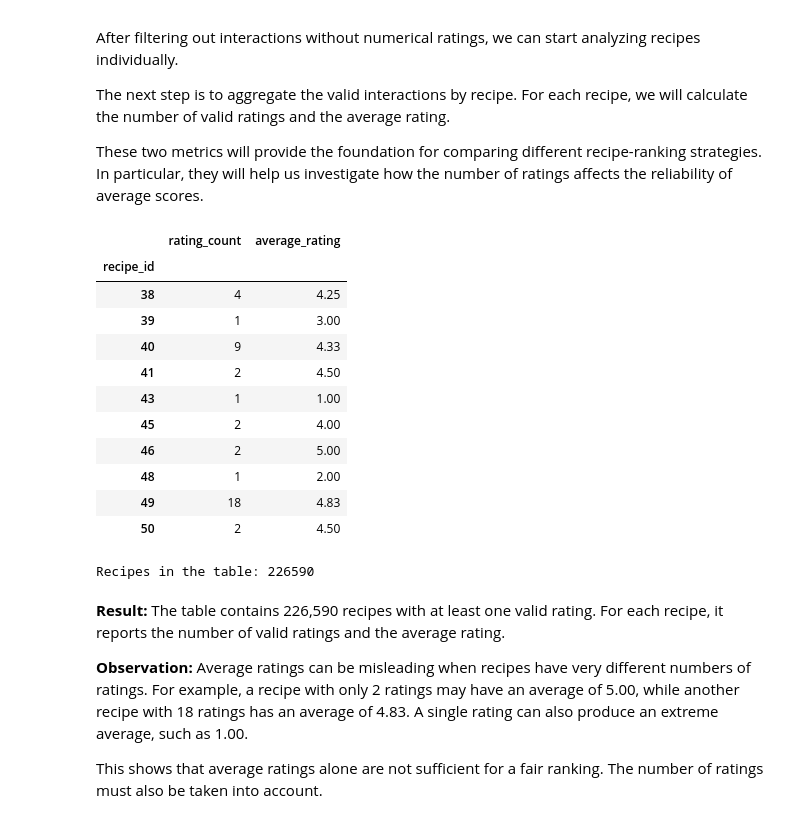
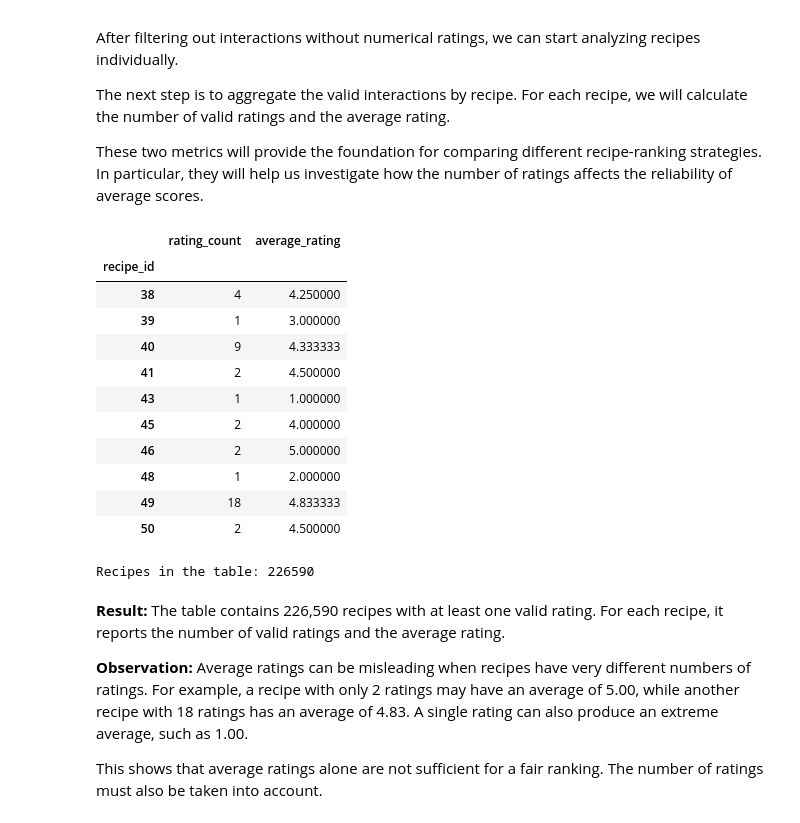
Before and after one commit to colosifederica2004-lgtm/rate_my_recipe, a Jupyter notebook: notebooks/01_dataset_exploration.ipynb, the cells around one changed output. Drawn from its saved outputs; the diff is of its cells as text; code cells hidden in the pictures.

```diff
--- a/notebooks/01_dataset_exploration.ipynb
+++ b/notebooks/01_dataset_exploration.ipynb
@@ -361,34 +293,34 @@ These two metrics will provide the foundation for comparing different recipe-ran
 # %%
 # Calculate the number of valid ratings for each recipe
 rating_counts = valid_interactions.groupby("recipe_id")["rating"].count()
 
 # Calculate the average rating for each recipe
-average_ratings = valid_interactions.groupby("recipe_id")["rating"].mean().round(2)
+average_ratings = valid_interactions.groupby("recipe_id")["rating"].mean()
 
 # Combine both metrics into a single DataFrame
 recipe_stats = pd.DataFrame({
     "rating_count": rating_counts,
     "average_rating": average_ratings
 })
 
 # Display the first ten rows
 display(recipe_stats.head(10))
 
 # Check the number of recipes in the table
 print("Recipes in the table:", len(recipe_stats))
 # %% [output]
 |  | rating_count | average_rating |
 | recipe_id |  |  |
-| 38 | 4 | 4.25 |
-| 39 | 1 | 3.00 |
-| 40 | 9 | 4.33 |
-| 41 | 2 | 4.50 |
-| 43 | 1 | 1.00 |
-| 45 | 2 | 4.00 |
-| 46 | 2 | 5.00 |
-| 48 | 1 | 2.00 |
-| 49 | 18 | 4.83 |
-| 50 | 2 | 4.50 |
+| 38 | 4 | 4.250000 |
+| 39 | 1 | 3.000000 |
+| 40 | 9 | 4.333333 |
+| 41 | 2 | 4.500000 |
+| 43 | 1 | 1.000000 |
+| 45 | 2 | 4.000000 |
+| 46 | 2 | 5.000000 |
+| 48 | 1 | 2.000000 |
+| 49 | 18 | 4.833333 |
+| 50 | 2 | 4.500000 |
 Recipes in the table: 226590
 # %% [markdown]
 **Result:** The table contains 226,590 recipes with at least one valid rating. For each recipe, it reports the number of valid ratings and the average rating.
```
Also changed, not shown: parts of 5 cells of this notebook.
